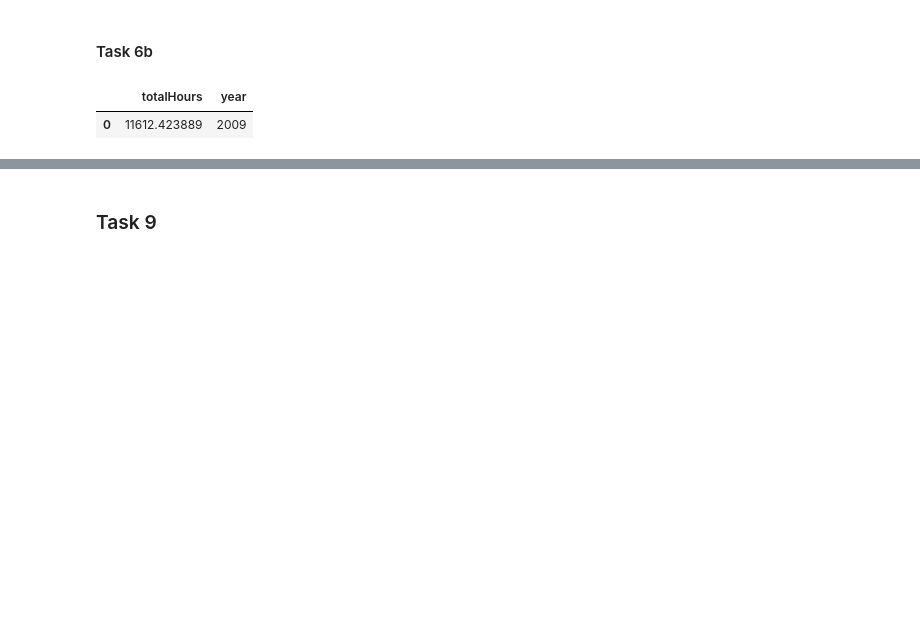
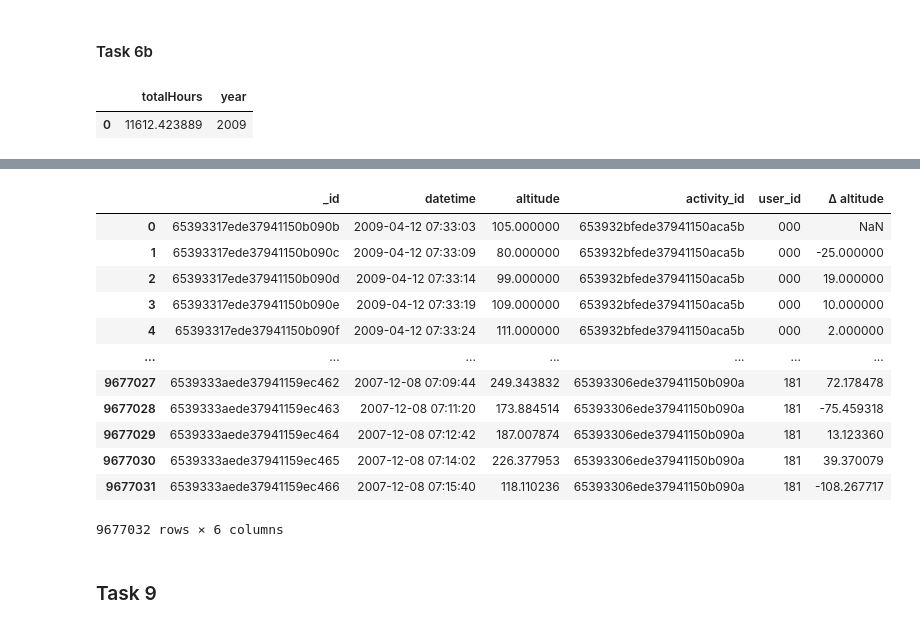
Before and after one commit to larwaa/large-distributed-data, a Jupyter notebook: src/mongodb/task_notebook.ipynb, the cells around one changed output, grey strips where cells are left out. Cells and saved outputs as stored; diff of their text form; code cells hidden in the pictures; blank space fills up the shorter version.

```diff
--- a/src/mongodb/task_notebook.ipynb
+++ b/src/mongodb/task_notebook.ipynb
@@ -196,0 +188,15 @@ t6b
+# %%
+import pandas as pd
+track_points = task.db.track_points.find(
+            {
+                # Altitude values of -777 are invalid, so we exclude them
+                "altitude": {"$ne": -777}
+            },
+            {"activity_id": 1, "altitude": 1, "datetime": 1, "user_id": 1},
+        # Sort by `activity_id`, then `datetime` to ensure that consecutive track points for the same activity are
+        # returned as consecutive documents.
+        ).sort(["activity_id", "datetime"])
+
+df = pd.DataFrame(list(track_points))
+# %%
+df["Δ altitude"] = df["altitude"].diff()
@@ -197,3 +231,19 @@ t6b
+# %%
+df
+# %% [output]
+|  | _id | datetime | altitude | activity_id | user_id | Δ altitude |
+| 0 | 65393317ede37941150b090b | 2009-04-12 07:33:03 | 105.000000 | 653932bfede37941150aca5b | 000 | NaN |
+| 1 | 65393317ede37941150b090c | 2009-04-12 07:33:09 | 80.000000 | 653932bfede37941150aca5b | 000 | -25.000000 |
+| 2 | 65393317ede37941150b090d | 2009-04-12 07:33:14 | 99.000000 | 653932bfede37941150aca5b | 000 | 19.000000 |
+| 3 | 65393317ede37941150b090e | 2009-04-12 07:33:19 | 109.000000 | 653932bfede37941150aca5b | 000 | 10.000000 |
+| 4 | 65393317ede37941150b090f | 2009-04-12 07:33:24 | 111.000000 | 653932bfede37941150aca5b | 000 | 2.000000 |
+| ... | ... | ... | ... | ... | ... | ... |
+| 9677027 | 6539333aede37941159ec462 | 2007-12-08 07:09:44 | 249.343832 | 65393306ede37941150b090a | 181 | 72.178478 |
+| 9677028 | 6539333aede37941159ec463 | 2007-12-08 07:11:20 | 173.884514 | 65393306ede37941150b090a | 181 | -75.459318 |
+| 9677029 | 6539333aede37941159ec464 | 2007-12-08 07:12:42 | 187.007874 | 65393306ede37941150b090a | 181 | 13.123360 |
+| 9677030 | 6539333aede37941159ec465 | 2007-12-08 07:14:02 | 226.377953 | 65393306ede37941150b090a | 181 | 39.370079 |
+| 9677031 | 6539333aede37941159ec466 | 2007-12-08 07:15:40 | 118.110236 | 65393306ede37941150b090a | 181 | -108.267717 |
+9677032 rows × 6 columns
 # %% [markdown]
 ### Task 9
 # %%
```
Also changed, not shown: parts of 17 cells of this notebook, 1 other file.
